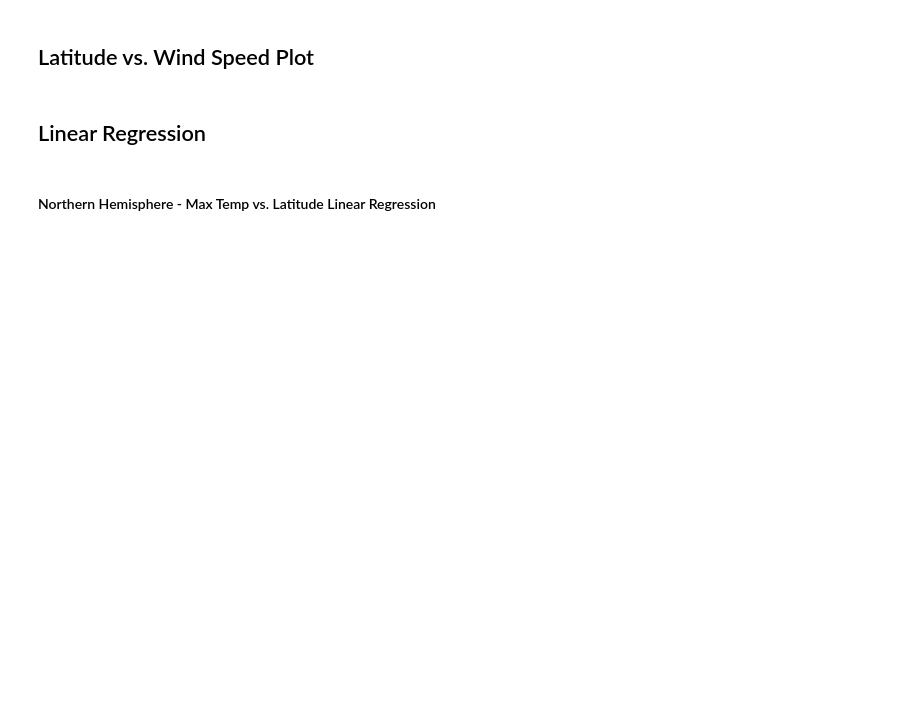
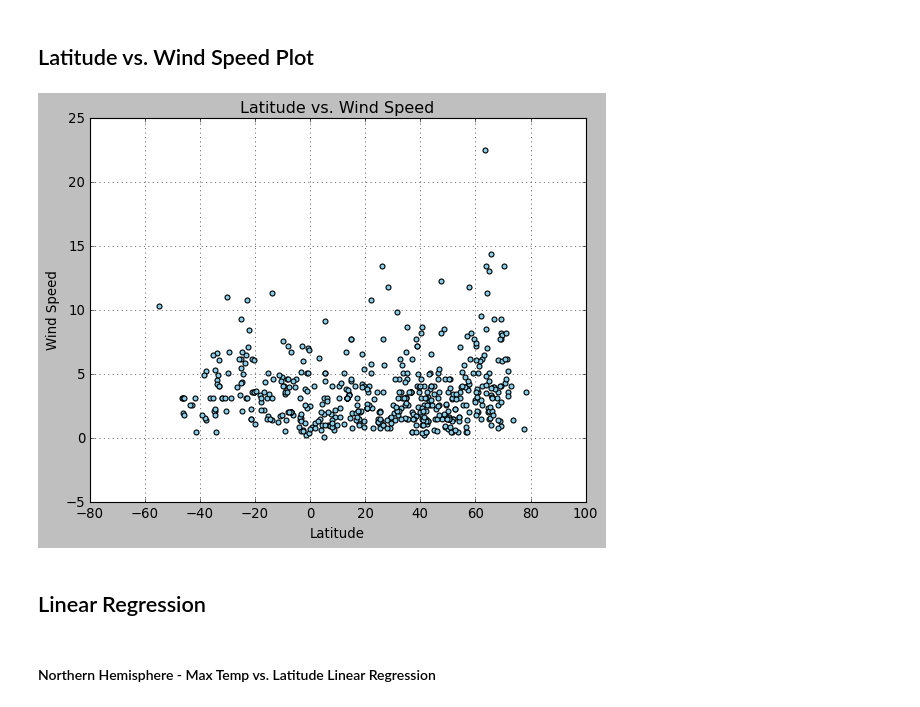
Before and after one commit to Hootie96/python-api, a Jupyter notebook: starter_code/WeatherPy.ipynb, the cells around one changed output. Cells and saved outputs as stored; diff of their text form; code cells hidden in the pictures; blank space fills up the shorter version.

```diff
--- a/starter_code/WeatherPy.ipynb
+++ b/starter_code/WeatherPy.ipynb
@@ -212,4 +257,14 @@ Skip this step if there are no cities that have humidity > 100%.
 # %% [markdown]
 ## Latitude vs. Wind Speed Plot
+# %%
+plt.scatter(weather_dataframe['Lat'], weather_dataframe['Wind Speed'],
+            edgecolors="black", facecolors="skyblue")
+plt.title("Latitude vs. Wind Speed")
+plt.xlabel("Latitude")
+plt.ylabel("Wind Speed")
+plt.grid()
+plt.show()
+# %% [output]
+[figure, added]
 # %% [markdown]
 ## Linear Regression
```
Also changed, not shown: parts of 13 cells of this notebook, 1 other file.
